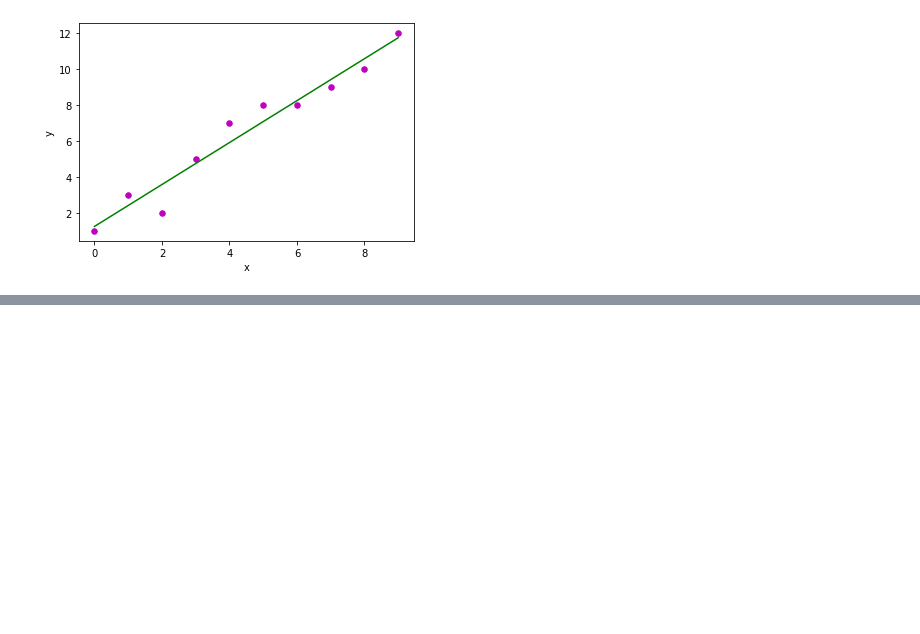
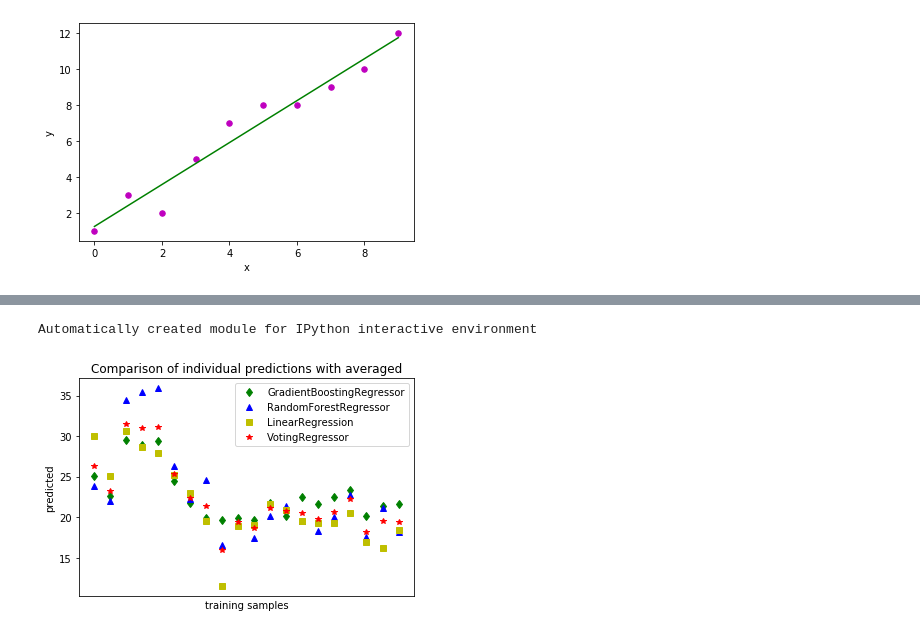
Before and after one commit to anikil/python-basic-maths, a Jupyter notebook: .ipynb, the cells around one changed output, grey strips where cells are left out. Drawn from its saved outputs; the diff is of its cells as text; code cells hidden in the pictures; blank space fills up the shorter version.

```diff
--- a/.ipynb
+++ b/.ipynb
@@ -550,0 +529,43 @@ Variance score: 0.7209056672661746
+# %%
+print(__doc__)
+
+import matplotlib.pyplot as plt
+
+from sklearn import datasets
+from sklearn.ensemble import GradientBoostingRegressor
+from sklearn.ensemble import RandomForestRegressor
+from sklearn.linear_model import LinearRegression
+from sklearn.ensemble import VotingRegressor
+
+# Loading some example data
+boston = datasets.load_boston()
+X = boston.data
+y = boston.target
+
+# Training classifiers
+reg1 = GradientBoostingRegressor(random_state=1, n_estimators=10)
+reg2 = RandomForestRegressor(random_state=1, n_estimators=10)
+reg3 = LinearRegression()
+ereg = VotingRegressor([('gb', reg1), ('rf', reg2), ('lr', reg3)])
+reg1.fit(X, y)
+reg2.fit(X, y)
+reg3.fit(X, y)
+ereg.fit(X, y)
+
+xt = X[:20]
+
+plt.figure()
+plt.plot(reg1.predict(xt), 'gd', label='GradientBoostingRegressor')
+plt.plot(reg2.predict(xt), 'b^', label='RandomForestRegressor')
+plt.plot(reg3.predict(xt), 'ys', label='LinearRegression')
+plt.plot(ereg.predict(xt), 'r*', label='VotingRegressor')
+plt.tick_params(axis='x', which='both', bottom=False, top=False,
+                labelbottom=False)
+plt.ylabel('predicted')
+plt.xlabel('training samples')
+plt.legend(loc="best")
+plt.title('Comparison of individual predictions with averaged')
+plt.show()
+# %% [output]
+Automatically created module for IPython interactive environment
+[figure, added]
```
Also changed, not shown: parts of 19 cells of this notebook, 1 other file.
